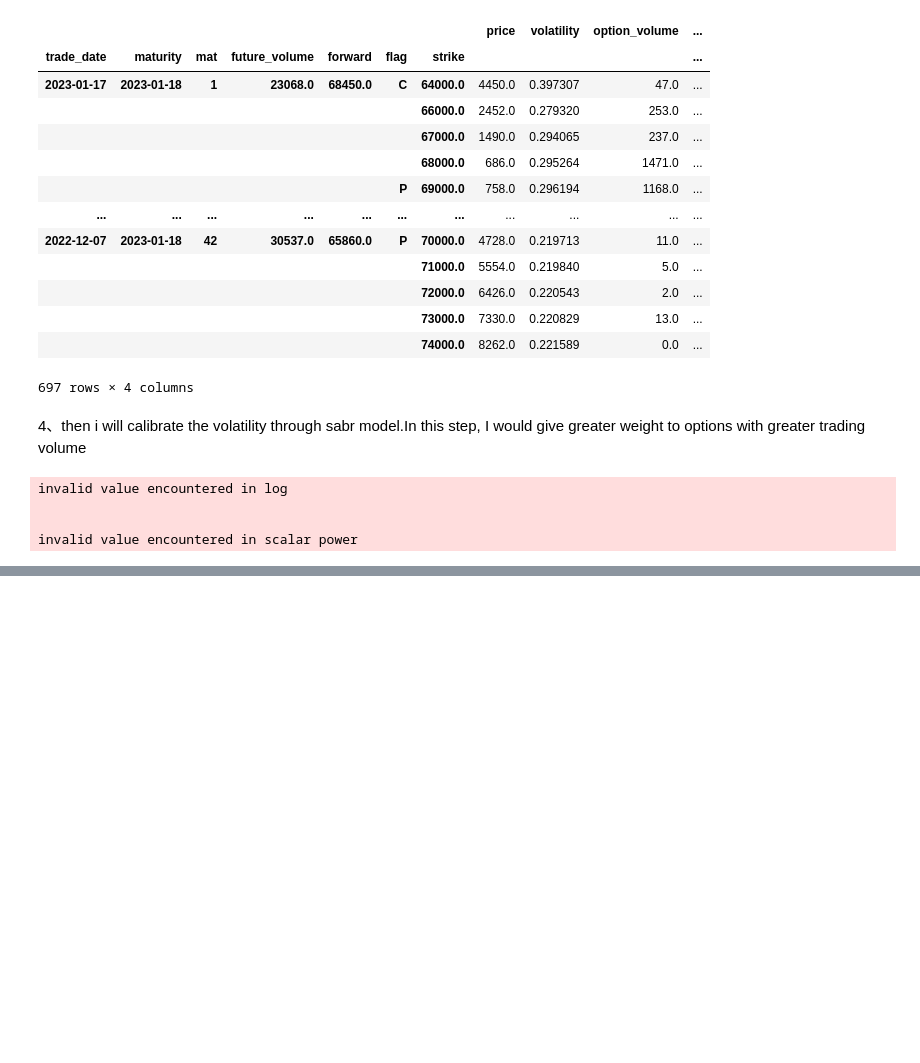
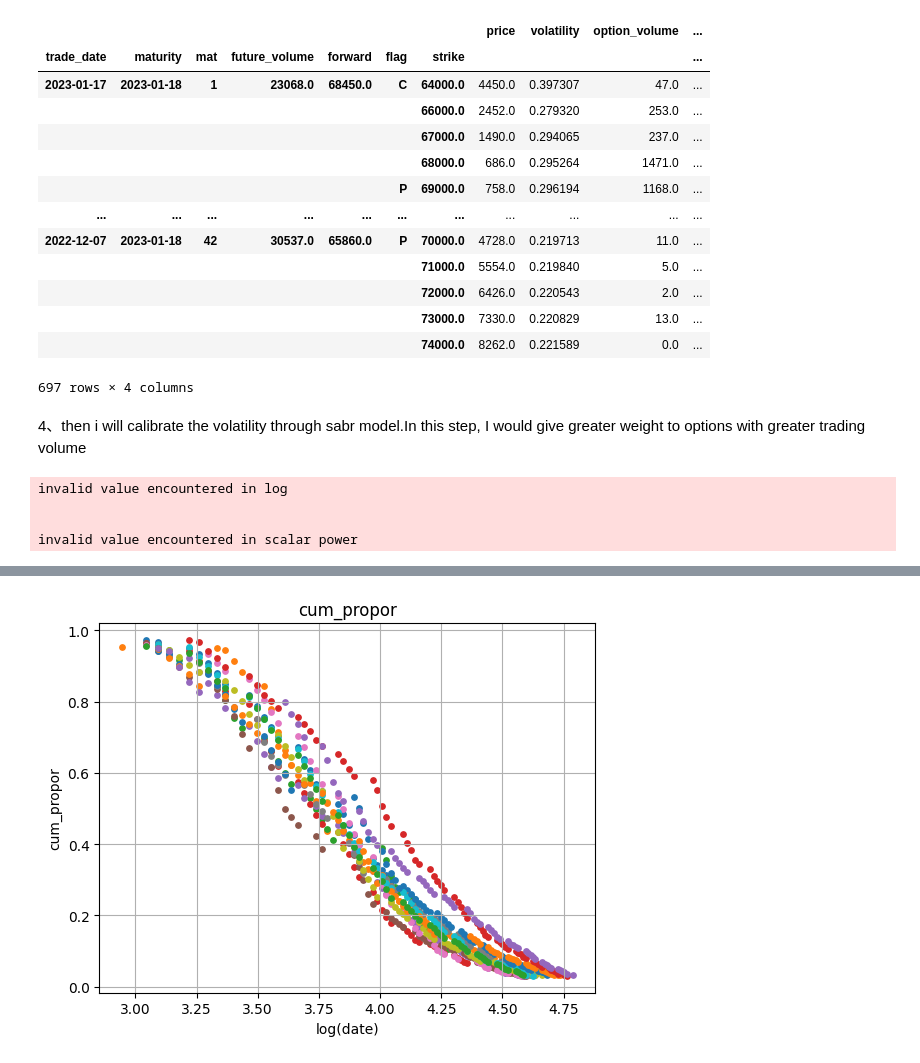
Before and after one commit to alvinonmars/Quantitative-internship, a Jupyter notebook: 毕业设计/code/predict.ipynb, the cells around one changed output, grey strips where cells are left out. Saved outputs shown, nothing was run; the diff lists cells and outputs as text; code cells hidden in the pictures; blank space fills up the shorter version.

```diff
--- a/毕业设计/code/predict.ipynb
+++ b/毕业设计/code/predict.ipynb
@@ -326,0 +554,10 @@ plt.show()
+# %%
+plt.xlabel('log(date)')
+plt.ylabel('cum_propor')
+plt.title("cum_propor")
+for i in range(len(proportion_lst)):
+    plt.scatter(np.log(proportion_lst[i][fit_lst[i]].index),proportion_lst[i][fit_lst[i]].cum_propor,s= 15)
+plt.grid(True)
+plt.show()
+# %% [output]
+[figure, added]
```
Also changed, not shown: parts of 36 cells of this notebook, 2 other files.
